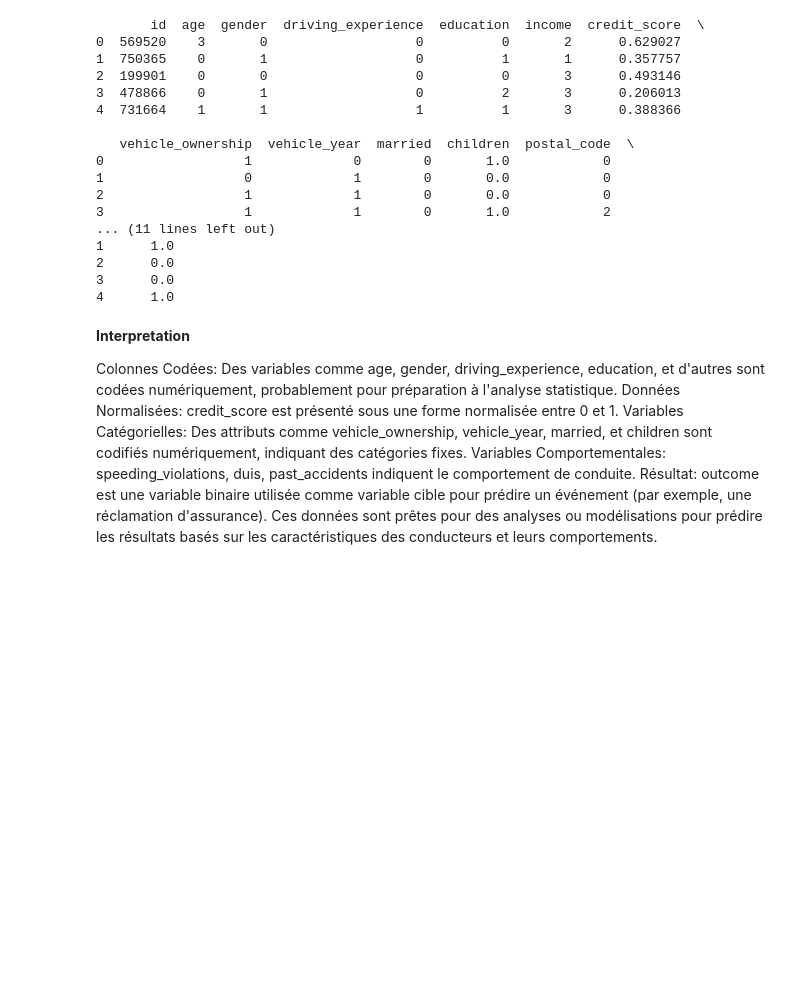
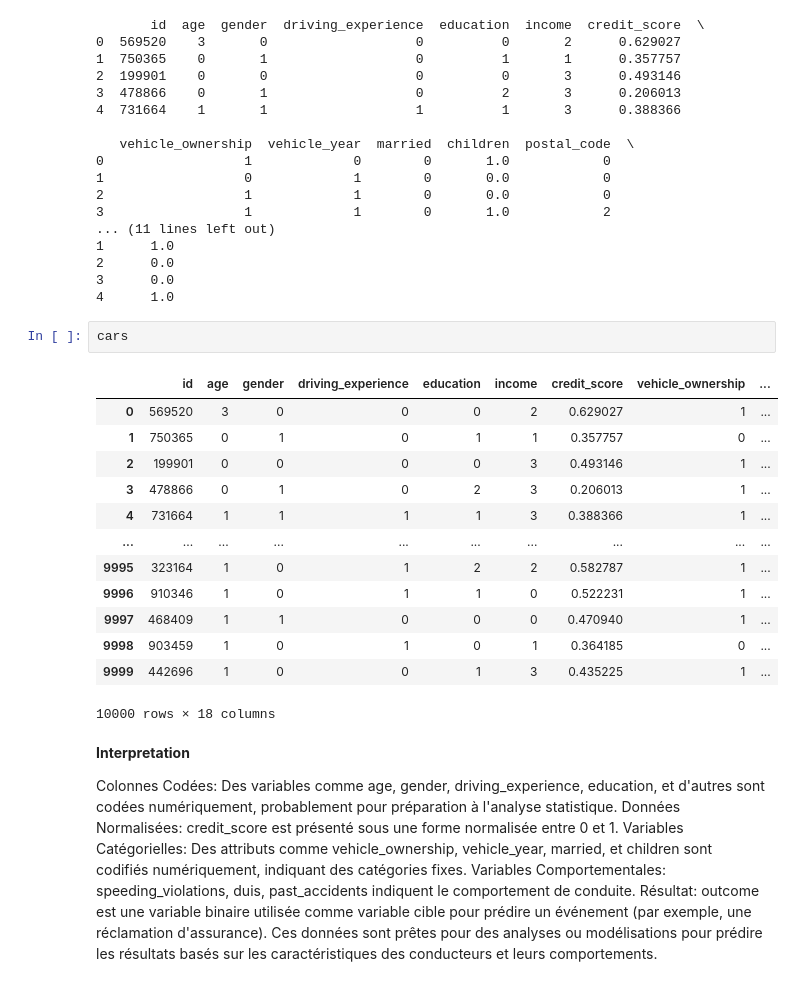
Before and after one commit to insafhamdi/Car-Insurance, a Jupyter notebook: Car_Insurance.ipynb, the cells around one changed output. Cells and saved outputs as stored; diff of their text form; blank space fills up the shorter version.

```diff
--- a/Car_Insurance.ipynb
+++ b/Car_Insurance.ipynb
@@ -122,6 +122,22 @@ print(cars.head())
 2      0.0
 3      0.0
 4      1.0
+# %%
+cars
+# %% [output]
+|  | id | age | gender | driving_experience | education | income | credit_score | vehicle_ownership | ... |
+| 0 | 569520 | 3 | 0 | 0 | 0 | 2 | 0.629027 | 1 | ... |
+| 1 | 750365 | 0 | 1 | 0 | 1 | 1 | 0.357757 | 0 | ... |
+| 2 | 199901 | 0 | 0 | 0 | 0 | 3 | 0.493146 | 1 | ... |
+| 3 | 478866 | 0 | 1 | 0 | 2 | 3 | 0.206013 | 1 | ... |
+| 4 | 731664 | 1 | 1 | 1 | 1 | 3 | 0.388366 | 1 | ... |
+| ... | ... | ... | ... | ... | ... | ... | ... | ... | ... |
+| 9995 | 323164 | 1 | 0 | 1 | 2 | 2 | 0.582787 | 1 | ... |
+| 9996 | 910346 | 1 | 0 | 1 | 1 | 0 | 0.522231 | 1 | ... |
+| 9997 | 468409 | 1 | 1 | 0 | 0 | 0 | 0.470940 | 1 | ... |
+| 9998 | 903459 | 1 | 0 | 1 | 0 | 1 | 0.364185 | 0 | ... |
+| 9999 | 442696 | 1 | 0 | 0 | 1 | 3 | 0.435225 | 1 | ... |
+10000 rows × 18 columns
 # %% [markdown]
 **Interpretation**
 
```
Also changed, not shown: parts of 9 cells of this notebook.
